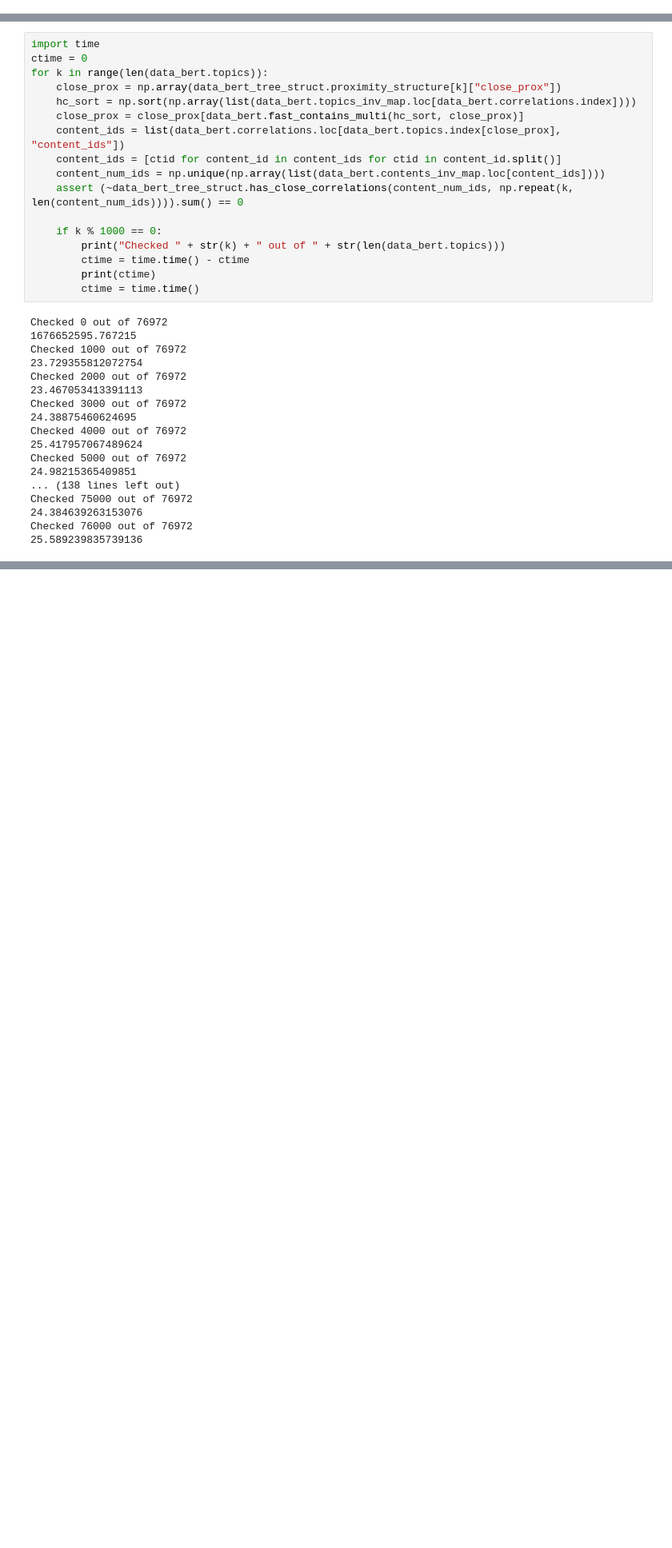
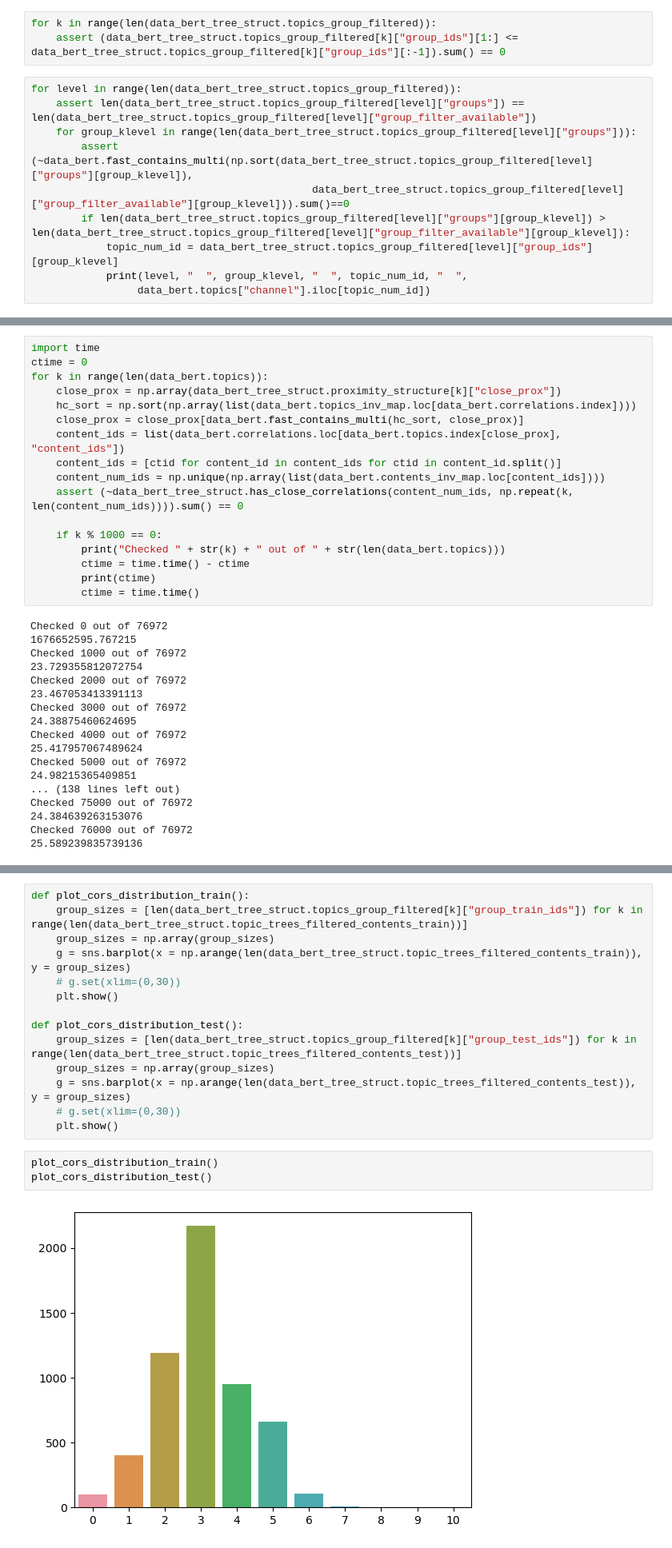
Before and after one commit to louis845/KaggleLearningEquality2023, a Jupyter notebook: tree_structure_generation_integrity_test.ipynb, the cells around one changed output, grey strips where cells are left out. Shown at 80% size. Drawn from its saved outputs; the diff is of its cells as text; blank space fills up the shorter version.

```diff
--- a/tree_structure_generation_integrity_test.ipynb
+++ b/tree_structure_generation_integrity_test.ipynb
@@ -43,3 +46,16 @@ for channel in range(len(data_bert_tree_struct.topics_group[0]["group_ids"])):
     group1 = set(data_bert.topics.index[data_bert_tree_struct.topics_group[0]["groups"][channel]])
     group2 = set(data.obtain_topics([channelstr]).index)
     assert len(group1.symmetric_difference(group2)) == 0
+# %%
+for k in range(len(data_bert_tree_struct.topics_group_filtered)):
+    assert (data_bert_tree_struct.topics_group_filtered[k]["group_ids"][1:] <= data_bert_tree_struct.topics_group_filtered[k]["group_ids"][:-1]).sum() == 0
+# %%
+for level in range(len(data_bert_tree_struct.topics_group_filtered)):
+    assert len(data_bert_tree_struct.topics_group_filtered[level]["groups"]) == len(data_bert_tree_struct.topics_group_filtered[level]["group_filter_available"])
+    for group_klevel in range(len(data_bert_tree_struct.topics_group_filtered[level]["groups"])):
+        assert (~data_bert.fast_contains_multi(np.sort(data_bert_tree_struct.topics_group_filtered[level]["groups"][group_klevel]),
+                                             data_bert_tree_struct.topics_group_filtered[level]["group_filter_available"][group_klevel])).sum()==0
+        if len(data_bert_tree_struct.topics_group_filtered[level]["groups"][group_klevel]) > len(data_bert_tree_struct.topics_group_filtered[level]["group_filter_available"][group_klevel]):
+            topic_num_id = data_bert_tree_struct.topics_group_filtered[level]["group_ids"][group_klevel]
+            print(level, "  ", group_klevel, "  ", topic_num_id, "  ",
+                 data_bert.topics["channel"].iloc[topic_num_id])
@@ -191,0 +362,19 @@ print(total)
+# %%
+def plot_cors_distribution_train():
+    group_sizes = [len(data_bert_tree_struct.topics_group_filtered[k]["group_train_ids"]) for k in range(len(data_bert_tree_struct.topic_trees_filtered_contents_train))]
+    group_sizes = np.array(group_sizes)
+    g = sns.barplot(x = np.arange(len(data_bert_tree_struct.topic_trees_filtered_contents_train)), y = group_sizes)
+    # g.set(xlim=(0,30))
+    plt.show()
+
+def plot_cors_distribution_test():
+    group_sizes = [len(data_bert_tree_struct.topics_group_filtered[k]["group_test_ids"]) for k in range(len(data_bert_tree_struct.topic_trees_filtered_contents_test))]
+    group_sizes = np.array(group_sizes)
+    g = sns.barplot(x = np.arange(len(data_bert_tree_struct.topic_trees_filtered_contents_test)), y = group_sizes)
+    # g.set(xlim=(0,30))
+    plt.show()
+# %%
+plot_cors_distribution_train()
+plot_cors_distribution_test()
+# %% [output]
+[figure, added]
```
Also changed, not shown: parts of 25 cells of this notebook, 5 other files.
